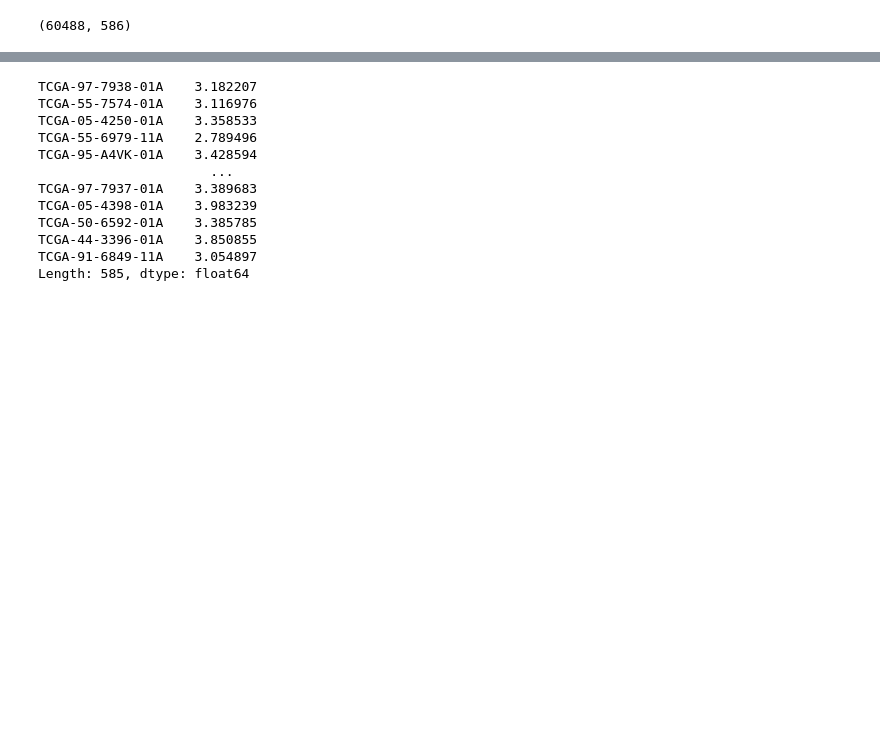
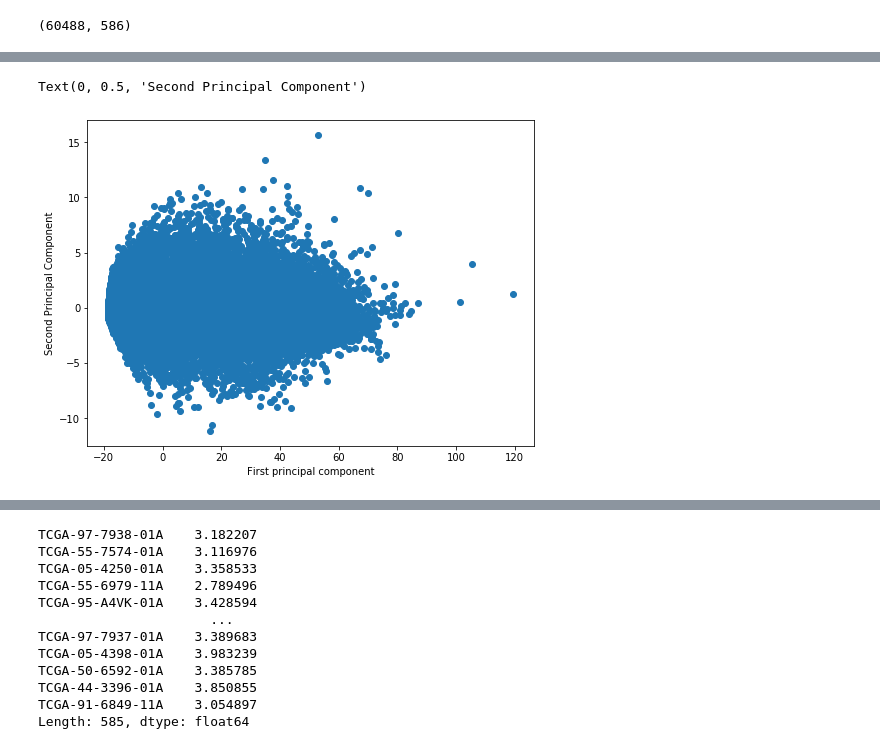
Before and after one commit to estherb-s/CompBio-1, a Jupyter notebook: RandForest-LUNG.ipynb, the cells around one changed output, grey strips where cells are left out. Drawn from its saved outputs; the diff is of its cells as text; code cells hidden in the pictures; blank space fills up the shorter version.

```diff
--- a/RandForest-LUNG.ipynb
+++ b/RandForest-LUNG.ipynb
@@ -6,7 +6,7 @@ import xenaPython as xena
 # %%
 hub = "https://gdc.xenahubs.net"
 # gene expression RNA sequence data
-dataset = "TCGA-LUAD.htseq_counts.tsv"
+dataset = "data/TCGA-LUAD.tsv"
 df = pd.read_csv(dataset, sep='\t', header=0)
 df.mean()
 # %% [output]
@@ -44,0 +59,12 @@ df.shape
+# %%
+df = df.iloc[:, 1:586]
+
+dataScaled = pd.DataFrame(preprocessing.scale(df),columns = df.columns)
+pca = PCA(n_components=2)
+pca.fit(dataScaled)
+dfPCA = pca.transform(dataScaled)
+
+extended = pd.DataFrame(pca.components_,columns=dataScaled.columns,index = ['PC-1','PC-2'])
+# with pd.option_context('display.max_rows', None, 'display.max_columns', None):  # more options can be specified also
+#     print(extended)
+extended.nlargest(5, extended.columns)
@@ -44,0 +96,8 @@ df.shape
+# %%
+plt.figure(figsize=(8,6))
+plt.scatter(dfPCA[:,0], dfPCA[:,1],cmap='rainbow')
+plt.xlabel('First principal component')
+plt.ylabel('Second Principal Component')
+# %% [output]
+Text(0, 0.5, 'Second Principal Component')
+[figure, added]
```
Also changed, not shown: parts of 9 cells of this notebook, 2 other files.
